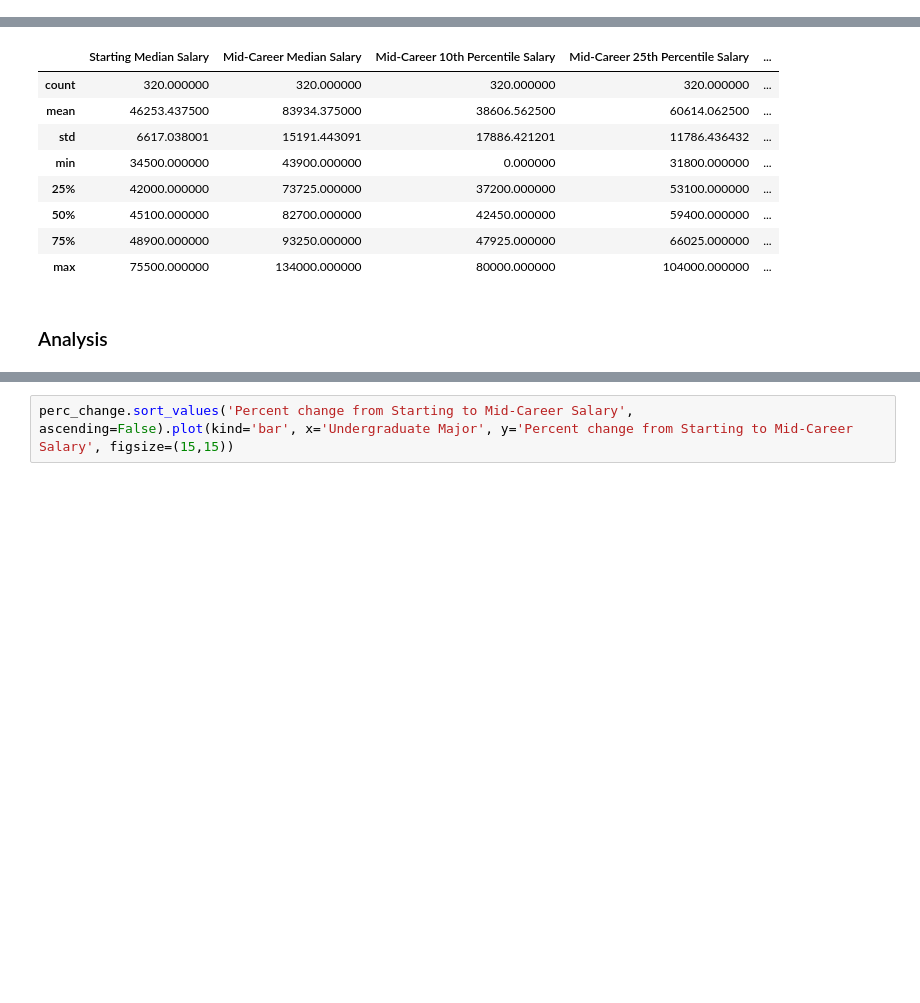
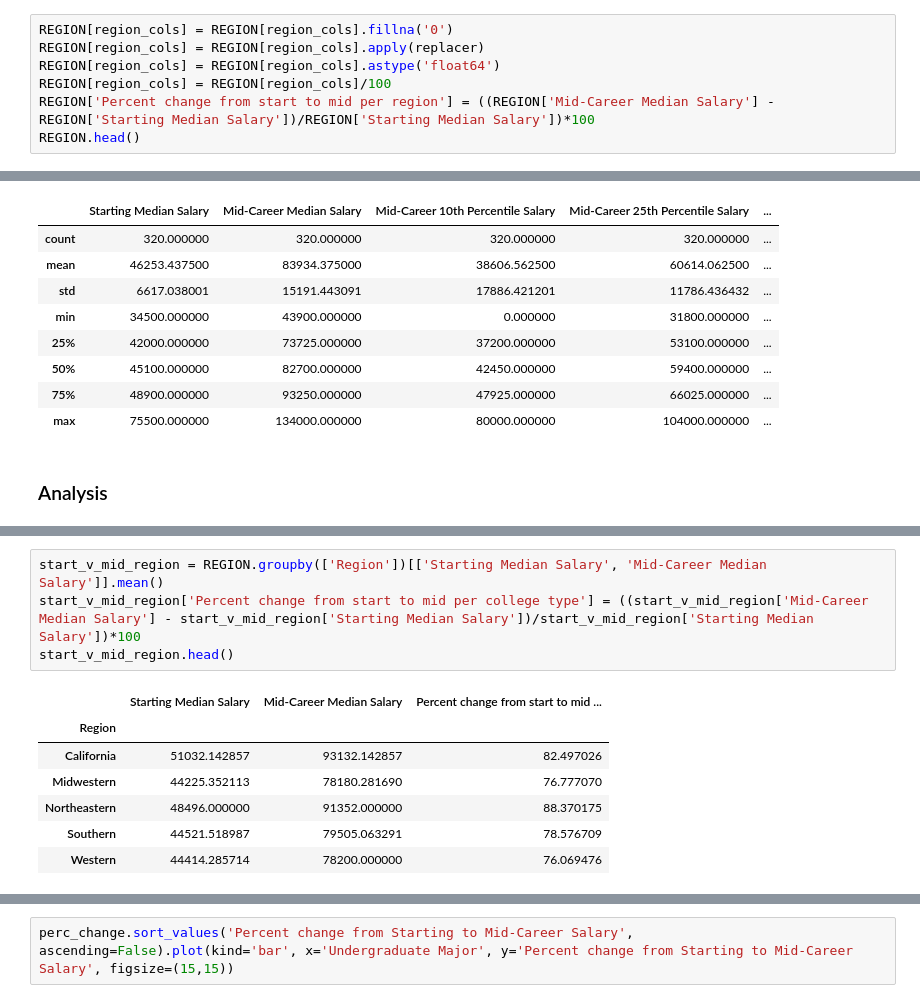
Before and after one commit to LyuboKushev/college-attendance-usa, a Jupyter notebook: Where It Pays to Attend College.ipynb, the cells around one changed output, grey strips where cells are left out. Cells and saved outputs as stored; diff of their text form; blank space fills up the shorter version.

```diff
--- a/Where It Pays to Attend College.ipynb
+++ b/Where It Pays to Attend College.ipynb
@@ -232,0 +210,7 @@ salaries_region.head()
+# %%
+REGION[region_cols] = REGION[region_cols].fillna('0')
+REGION[region_cols] = REGION[region_cols].apply(replacer)
+REGION[region_cols] = REGION[region_cols].astype('float64')
+REGION[region_cols] = REGION[region_cols]/100
+REGION['Percent change from start to mid per region'] = ((REGION['Mid-Career Median Salary'] - REGION['Starting Median Salary'])/REGION['Starting Median Salary'])*100
+REGION.head()
@@ -255,0 +250,12 @@ degrees_pay_back.head()
+# %%
+start_v_mid_region = REGION.groupby(['Region'])[['Starting Median Salary', 'Mid-Career Median Salary']].mean()
+start_v_mid_region['Percent change from start to mid per college type'] = ((start_v_mid_region['Mid-Career Median Salary'] - start_v_mid_region['Starting Median Salary'])/start_v_mid_region['Starting Median Salary'])*100
+start_v_mid_region.head()
+# %% [output]
+|  | Starting Median Salary | Mid-Career Median Salary | Percent change from start to mid ... |
+| Region |  |  |  |
+| California | 51032.142857 | 93132.142857 | 82.497026 |
+| Midwestern | 44225.352113 | 78180.281690 | 76.777070 |
+| Northeastern | 48496.000000 | 91352.000000 | 88.370175 |
+| Southern | 44521.518987 | 79505.063291 | 78.576709 |
+| Western | 44414.285714 | 78200.000000 | 76.069476 |
```
Also changed, not shown: parts of 38 cells of this notebook.
